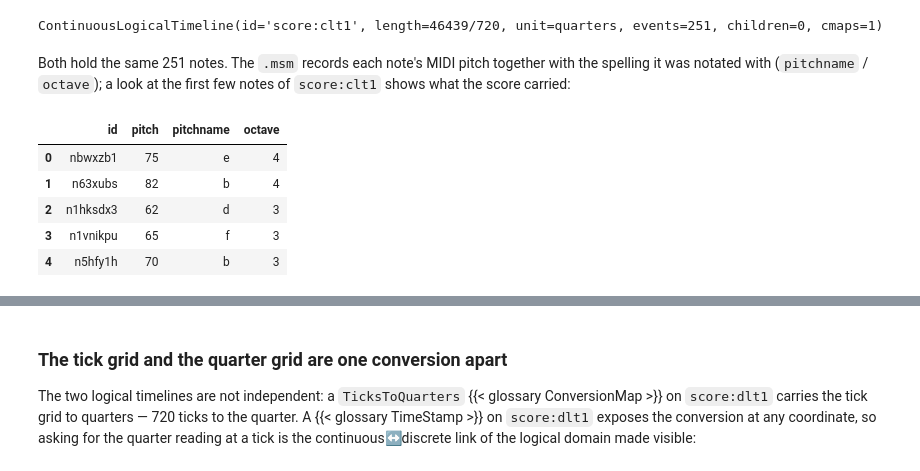
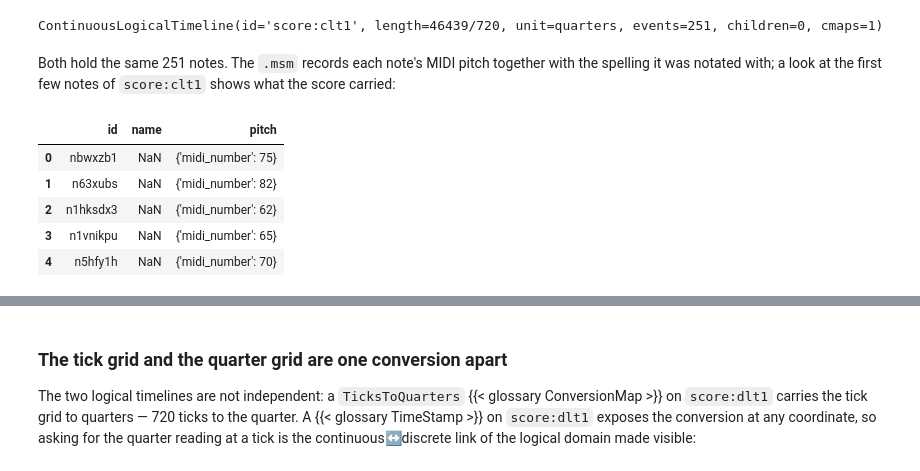
Before and after one commit to TimeToAlign/timetoalign, a Jupyter notebook: docs/page/howto/how03_mpm_toolbox.ipynb, the cells around one changed output, grey strips where cells are left out. Saved outputs shown, nothing was run; the diff lists cells and outputs as text; code cells hidden in the pictures.

```diff
--- a/docs/page/howto/how03_mpm_toolbox.ipynb
+++ b/docs/page/howto/how03_mpm_toolbox.ipynb
@@ -128,16 +129,14 @@ score_clt
 ContinuousLogicalTimeline(id='score:clt1', length=46439/720, unit=quarters, events=251, children=0, cmaps=1)
 # %% [markdown]
 Both hold the same 251 notes. The `.msm` records each note's MIDI pitch
-together with the spelling it was notated with (`pitchname` / `octave`); a look
-at the first few notes of `score:clt1` shows what the score carried:
+together with the spelling it was notated with; a look at the first few notes of
+`score:clt1` shows what the score carried:
 # %%
-score_clt.get_events().table.slice(0, 5).to_pandas()[
-    ["id", "pitch", "pitchname", "octave"]
-]
+score_clt.get_events().table.slice(0, 5).to_pandas()[["id", "name", "pitch"]]
 # %% [output]
-|  | id | pitch | pitchname | octave |
-| 0 | nbwxzb1 | 75 | e | 4 |
-| 1 | n63xubs | 82 | b | 4 |
-| 2 | n1hksdx3 | 62 | d | 3 |
-| 3 | n1vnikpu | 65 | f | 3 |
-| 4 | n5hfy1h | 70 | b | 3 |
+|  | id | name | pitch |
+| 0 | nbwxzb1 | NaN | {'midi_number': 75} |
+| 1 | n63xubs | NaN | {'midi_number': 82} |
+| 2 | n1hksdx3 | NaN | {'midi_number': 62} |
+| 3 | n1vnikpu | NaN | {'midi_number': 65} |
+| 4 | n5hfy1h | NaN | {'midi_number': 70} |
```
Also changed, not shown: parts of 10 cells of this notebook, 41 other files.
